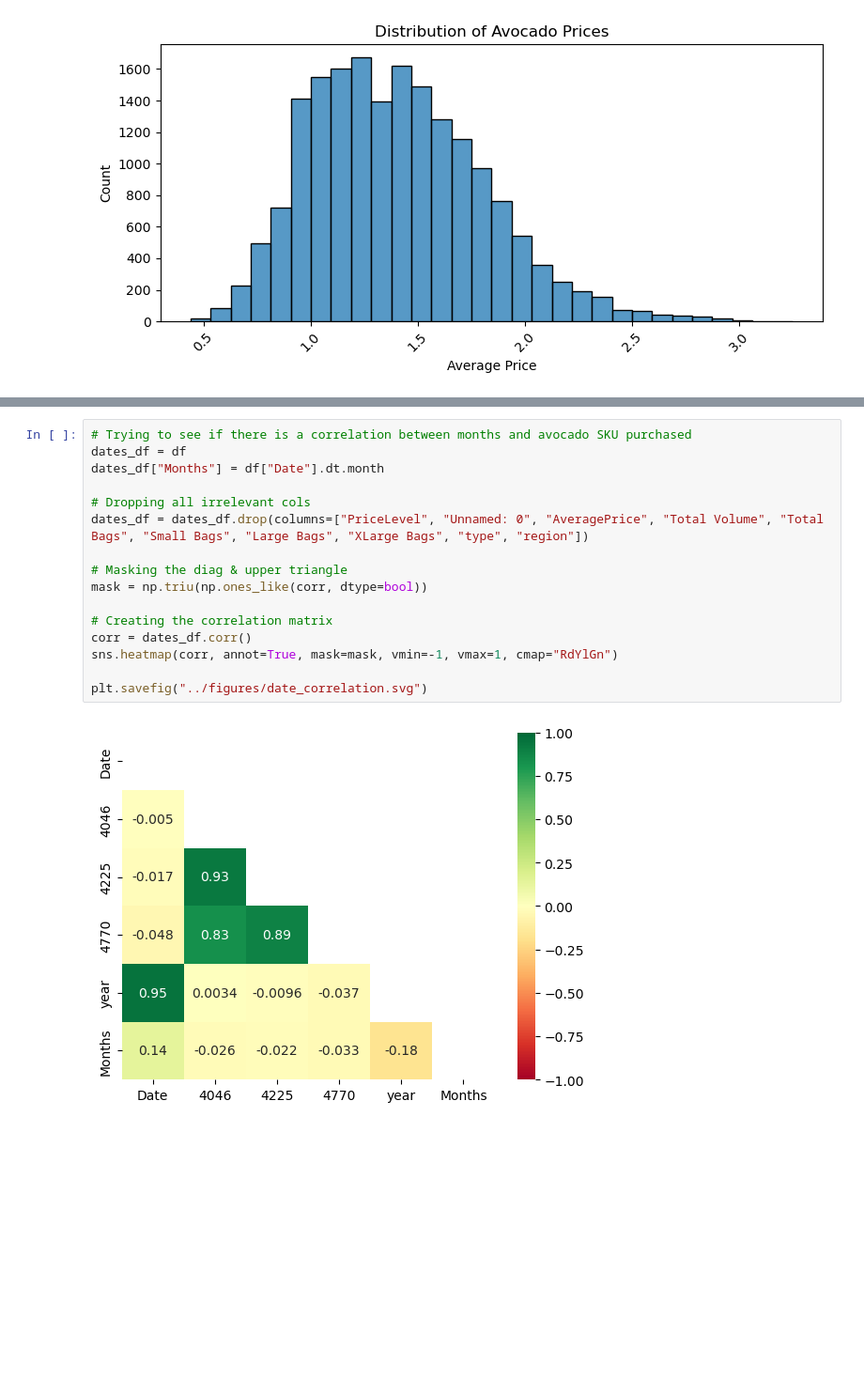
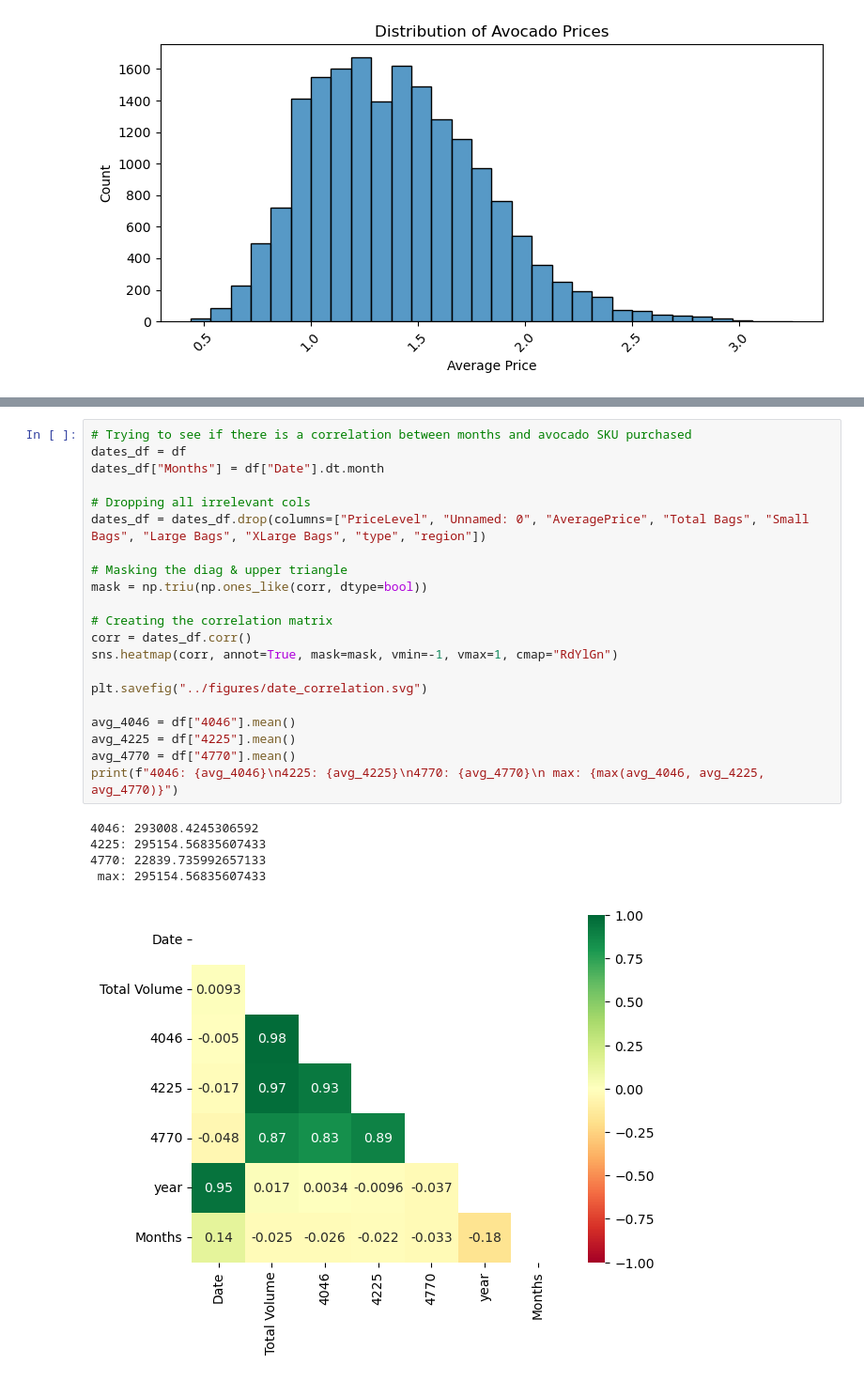
Before and after one commit to ChristianDelpin/cis4930-group18, a Jupyter notebook: src/analysis.ipynb, the cells around one changed output, grey strips where cells are left out. Shown at 94% size. Saved outputs shown, nothing was run; the diff lists cells and outputs as text; blank space fills up the shorter version.

```diff
--- a/src/analysis.ipynb
+++ b/src/analysis.ipynb
@@ -234,18 +232,27 @@ indicating that higher sales volume does not strongly affect avocado prices.
 # %%
 # Trying to see if there is a correlation between months and avocado SKU purchased
 dates_df = df
 dates_df["Months"] = df["Date"].dt.month
 
 # Dropping all irrelevant cols
-dates_df = dates_df.drop(columns=["PriceLevel", "Unnamed: 0", "AveragePrice", "Total Volume", "Total Bags", "Small Bags", "Large Bags", "XLarge Bags", "type", "region"])
+dates_df = dates_df.drop(columns=["PriceLevel", "Unnamed: 0", "AveragePrice", "Total Bags", "Small Bags", "Large Bags", "XLarge Bags", "type", "region"])
 
 # Masking the diag & upper triangle
 mask = np.triu(np.ones_like(corr, dtype=bool))
 
 # Creating the correlation matrix
 corr = dates_df.corr()
 sns.heatmap(corr, annot=True, mask=mask, vmin=-1, vmax=1, cmap="RdYlGn")
 
 plt.savefig("../figures/date_correlation.svg")
+
+avg_4046 = df["4046"].mean()
+avg_4225 = df["4225"].mean()
+avg_4770 = df["4770"].mean()
+print(f"4046: {avg_4046}\n4225: {avg_4225}\n4770: {avg_4770}\n max: {max(avg_4046, avg_4225, avg_4770)}")
 # %% [output]
+4046: 293008.4245306592
+4225: 295154.56835607433
+4770: 22839.735992657133
+ max: 295154.56835607433
-[figure, old version]
+[figure, new version]
```
Also changed, not shown: parts of 3 cells of this notebook, 1 other file.
